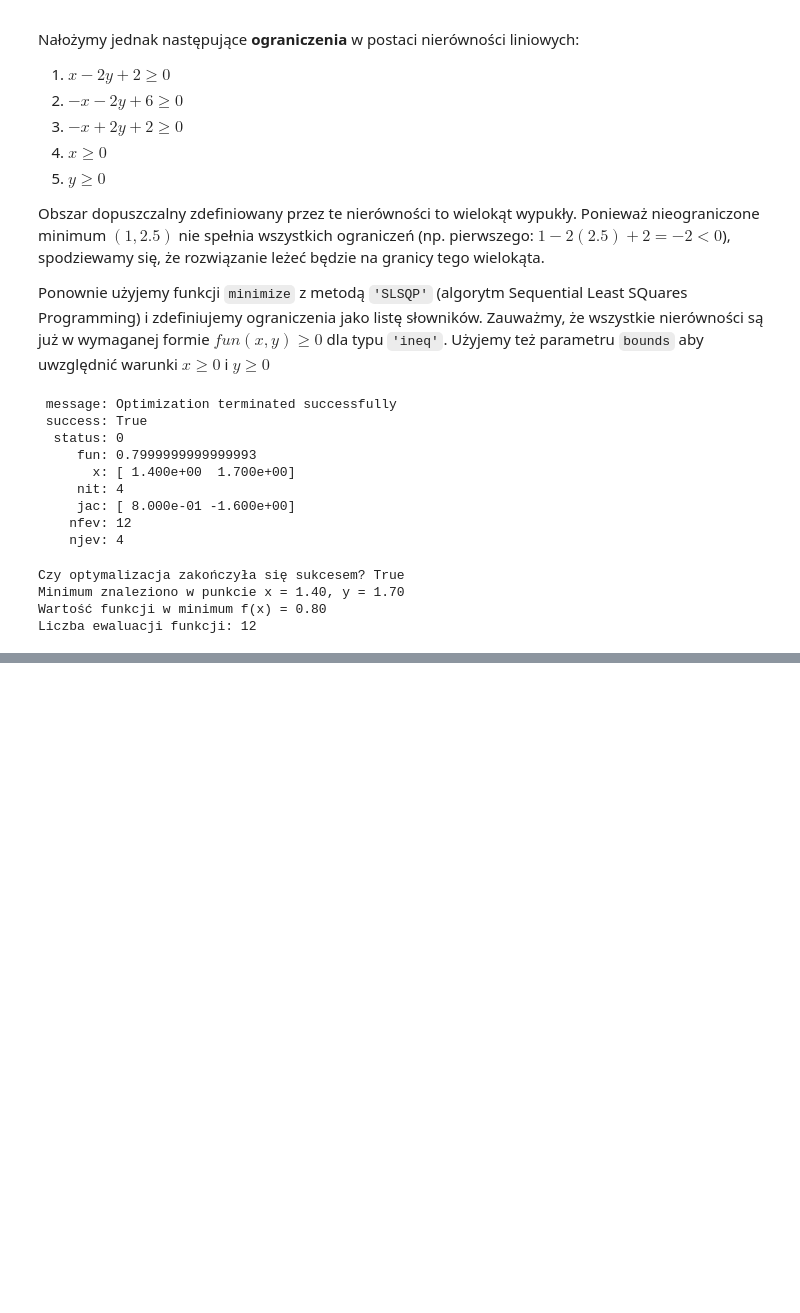
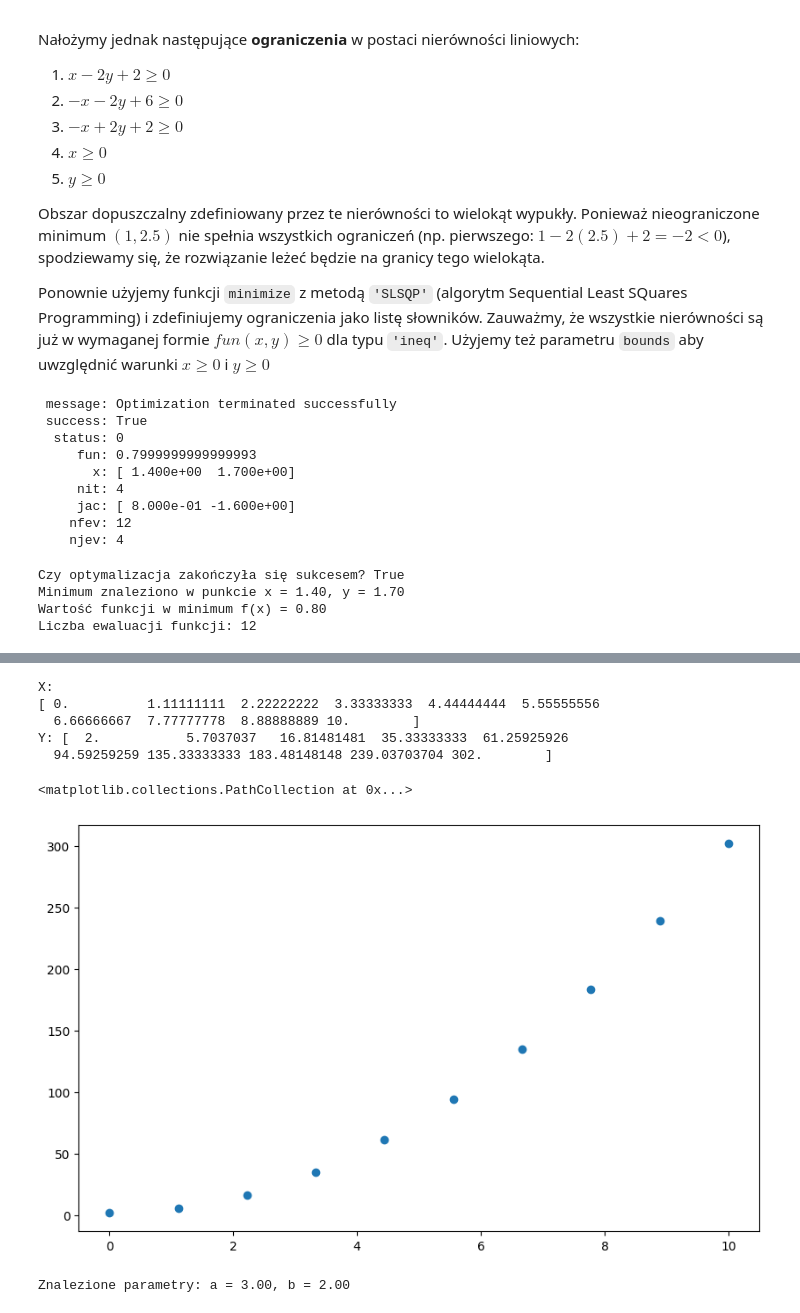
Before and after one commit to Haans001/scipy-prezentacja, a Jupyter notebook: index.ipynb, the cells around one changed output, grey strips where cells are left out. Drawn from its saved outputs; the diff is of its cells as text; code cells hidden in the pictures; blank space fills up the shorter version.

```diff
--- a/index.ipynb
+++ b/index.ipynb
@@ -167,0 +172,34 @@ Liczba ewaluacji funkcji: 12
+# %%
+import numpy as np
+import matplotlib.pyplot as plt
+from scipy.interpolate import interp1d
+
+# 1. Tworzymy sztuczny zestaw danych
+x_data = np.linspace(0, 10, 10)
+y_data = 3*x_data**2 + 2
+# %%
+# 2. Wizualizacja zestawu danych
+plt.figure(figsize=(10, 6))
+plt.scatter(x_data, y_data)
+# %% [output]
+X:
+[ 0.          1.11111111  2.22222222  3.33333333  4.44444444  5.55555556
+  6.66666667  7.77777778  8.88888889 10.        ]
+Y: [  2.           5.7037037   16.81481481  35.33333333  61.25925926
+  94.59259259 135.33333333 183.48148148 239.03703704 302.        ]
+<matplotlib.collections.PathCollection at 0x...>
+[figure, added]
+# %%
+from scipy.optimize import curve_fit
+
+# 3. Definiujemy funkcję do dopasowania - funkcja kwadratowa
+def func(x, a, b):
+    return a*x**2 + b
+
+# 4. Dopasowujemy funkcję do danych. Podajemy także punkt startowy dla algorytmu.
+popt, pcov = curve_fit(func, x_data, y_data, p0=(1,1))
+
+# 5. Odczytanie znalezionych optymalnych wartości parametrów `a` i `b`.
+print(f"\nZnalezione parametry: a = {popt[0]:.2f}, b = {popt[1]:.2f}")
+# %% [output]
+Znalezione parametry: a = 3.00, b = 2.00
```
Also changed, not shown: parts of 14 cells of this notebook.
